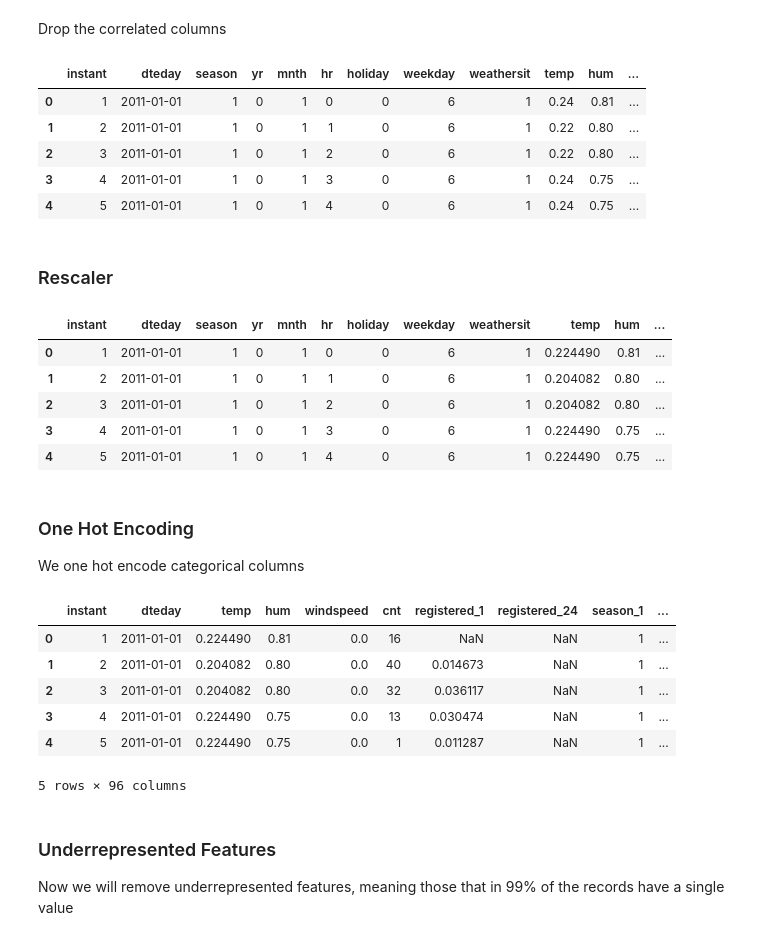
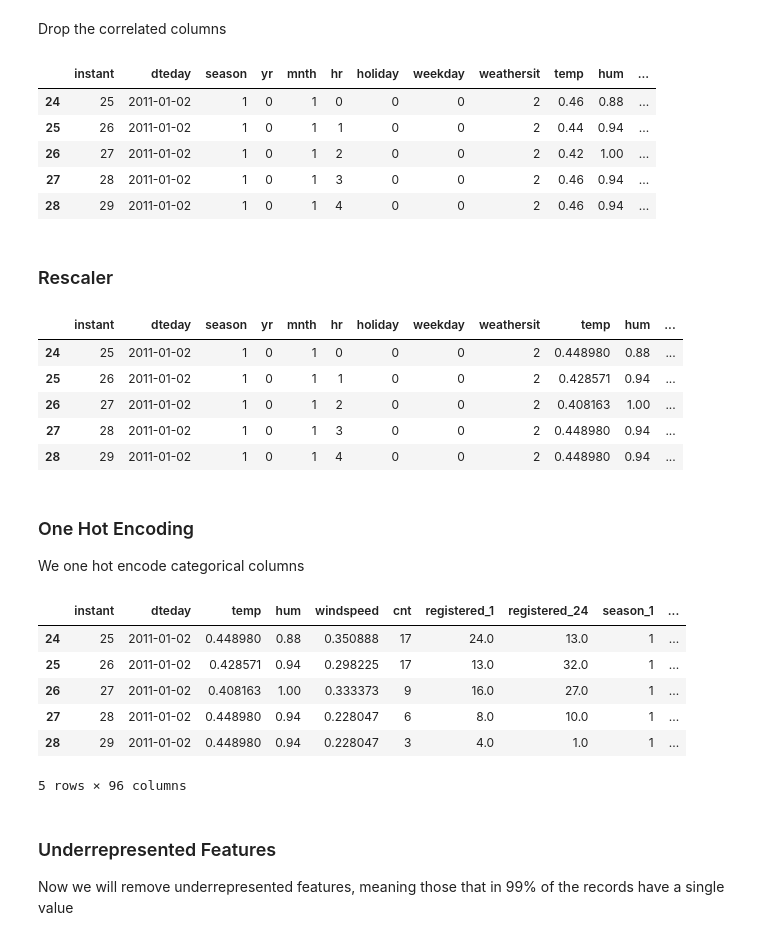
Before and after one commit to victorvu14/Victor_Vu_Dask, a Jupyter notebook: VictorVu_Dask.ipynb, the cells around one changed output. Cells and saved outputs as stored; diff of their text form; code cells hidden in the pictures.

```diff
--- a/VictorVu_Dask.ipynb
+++ b/VictorVu_Dask.ipynb
@@ -194,0 +197,3 @@ data.head()
+# %%
+data =data.dropna(how = 'any')
+data.head()
@@ -508,25 +516,25 @@ del data["atemp"]
 data.head()
 # %% [output]
 |  | instant | dteday | season | yr | mnth | hr | holiday | weekday | weathersit | temp | hum | ... |
-| 0 | 1 | 2011-01-01 | 1 | 0 | 1 | 0 | 0 | 6 | 1 | 0.24 | 0.81 | ... |
-| 1 | 2 | 2011-01-01 | 1 | 0 | 1 | 1 | 0 | 6 | 1 | 0.22 | 0.80 | ... |
-| 2 | 3 | 2011-01-01 | 1 | 0 | 1 | 2 | 0 | 6 | 1 | 0.22 | 0.80 | ... |
-| 3 | 4 | 2011-01-01 | 1 | 0 | 1 | 3 | 0 | 6 | 1 | 0.24 | 0.75 | ... |
-| 4 | 5 | 2011-01-01 | 1 | 0 | 1 | 4 | 0 | 6 | 1 | 0.24 | 0.75 | ... |
+| 24 | 25 | 2011-01-02 | 1 | 0 | 1 | 0 | 0 | 0 | 2 | 0.46 | 0.88 | ... |
+| 25 | 26 | 2011-01-02 | 1 | 0 | 1 | 1 | 0 | 0 | 2 | 0.44 | 0.94 | ... |
+| 26 | 27 | 2011-01-02 | 1 | 0 | 1 | 2 | 0 | 0 | 2 | 0.42 | 1.00 | ... |
+| 27 | 28 | 2011-01-02 | 1 | 0 | 1 | 3 | 0 | 0 | 2 | 0.46 | 0.94 | ... |
+| 28 | 29 | 2011-01-02 | 1 | 0 | 1 | 4 | 0 | 0 | 2 | 0.46 | 0.94 | ... |
 # %% [markdown]
 ### Rescaler
 # %%
 from dask_ml.preprocessing import MinMaxScaler
-transformer = MinMaxScaler().fit(data[['temp','hum','windspeed','registered_1','registered_24']])
-data[['temp','hum','windspeed','registered_1','registered_24']] = transformer.transform(data[['temp','hum','windspeed','registered_1','registered_24']])
+transformer = MinMaxScaler().fit(data[['temp','hum','windspeed']])
+data[['temp','hum','windspeed']] = transformer.transform(data[['temp','hum','windspeed']])
 data.head()
 # %% [output]
 |  | instant | dteday | season | yr | mnth | hr | holiday | weekday | weathersit | temp | hum | ... |
-| 0 | 1 | 2011-01-01 | 1 | 0 | 1 | 0 | 0 | 6 | 1 | 0.224490 | 0.81 | ... |
-| 1 | 2 | 2011-01-01 | 1 | 0 | 1 | 1 | 0 | 6 | 1 | 0.204082 | 0.80 | ... |
-| 2 | 3 | 2011-01-01 | 1 | 0 | 1 | 2 | 0 | 6 | 1 | 0.204082 | 0.80 | ... |
-| 3 | 4 | 2011-01-01 | 1 | 0 | 1 | 3 | 0 | 6 | 1 | 0.224490 | 0.75 | ... |
-| 4 | 5 | 2011-01-01 | 1 | 0 | 1 | 4 | 0 | 6 | 1 | 0.224490 | 0.75 | ... |
+| 24 | 25 | 2011-01-02 | 1 | 0 | 1 | 0 | 0 | 0 | 2 | 0.448980 | 0.88 | ... |
+| 25 | 26 | 2011-01-02 | 1 | 0 | 1 | 1 | 0 | 0 | 2 | 0.428571 | 0.94 | ... |
+| 26 | 27 | 2011-01-02 | 1 | 0 | 1 | 2 | 0 | 0 | 2 | 0.408163 | 1.00 | ... |
+| 27 | 28 | 2011-01-02 | 1 | 0 | 1 | 3 | 0 | 0 | 2 | 0.448980 | 0.94 | ... |
+| 28 | 29 | 2011-01-02 | 1 | 0 | 1 | 4 | 0 | 0 | 2 | 0.448980 | 0.94 | ... |
 # %% [markdown]
 ### One Hot Encoding
 
@@ -537,11 +545,11 @@ data_dummy = dd.get_dummies(data.categorize()).compute()
 data_dummy.head()
 # %% [output]
 |  | instant | dteday | temp | hum | windspeed | cnt | registered_1 | registered_24 | season_1 | ... |
-| 0 | 1 | 2011-01-01 | 0.224490 | 0.81 | 0.0 | 16 | NaN | NaN | 1 | ... |
-| 1 | 2 | 2011-01-01 | 0.204082 | 0.80 | 0.0 | 40 | 0.014673 | NaN | 1 | ... |
-| 2 | 3 | 2011-01-01 | 0.204082 | 0.80 | 0.0 | 32 | 0.036117 | NaN | 1 | ... |
-| 3 | 4 | 2011-01-01 | 0.224490 | 0.75 | 0.0 | 13 | 0.030474 | NaN | 1 | ... |
-| 4 | 5 | 2011-01-01 | 0.224490 | 0.75 | 0.0 | 1 | 0.011287 | NaN | 1 | ... |
+| 24 | 25 | 2011-01-02 | 0.448980 | 0.88 | 0.350888 | 17 | 24.0 | 13.0 | 1 | ... |
+| 25 | 26 | 2011-01-02 | 0.428571 | 0.94 | 0.298225 | 17 | 13.0 | 32.0 | 1 | ... |
+| 26 | 27 | 2011-01-02 | 0.408163 | 1.00 | 0.333373 | 9 | 16.0 | 27.0 | 1 | ... |
+| 27 | 28 | 2011-01-02 | 0.448980 | 0.94 | 0.228047 | 6 | 8.0 | 10.0 | 1 | ... |
+| 28 | 29 | 2011-01-02 | 0.448980 | 0.94 | 0.228047 | 3 | 4.0 | 1.0 | 1 | ... |
 5 rows × 96 columns
 # %% [markdown]
 ### Underrepresented Features
```
Also changed, not shown: parts of 21 cells of this notebook.
